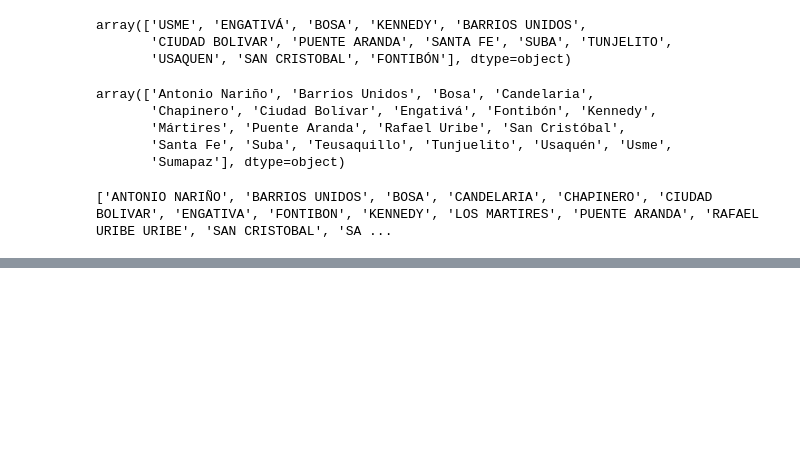
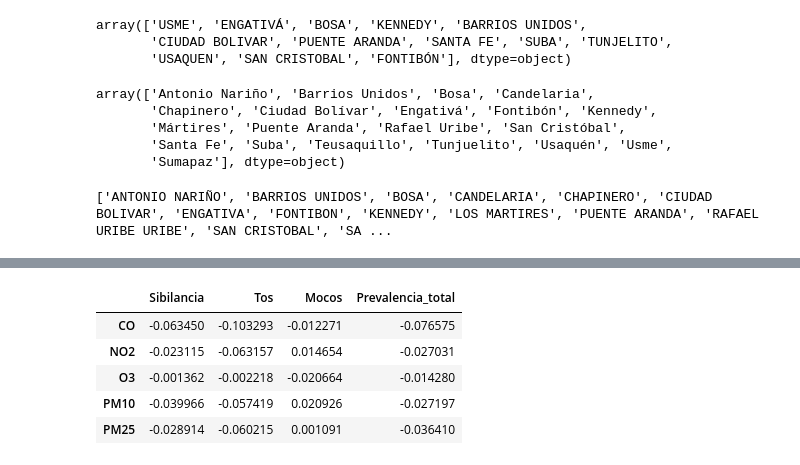
Before and after one commit to BILabsAndProjects/Proyecto2BI, a Jupyter notebook: proyecto2.ipynb, the cells around one changed output, grey strips where cells are left out. Drawn from its saved outputs; the diff is of its cells as text; code cells hidden in the pictures; blank space fills up the shorter version.

```diff
--- a/proyecto2.ipynb
+++ b/proyecto2.ipynb
@@ -279,0 +362,21 @@ print(sorted(names))
+# %%
+from sklearn.preprocessing import MinMaxScaler
+
+scaler = MinMaxScaler()
+
+cols_air = ['CO', 'NO2', 'O3', 'PM10', 'PM25', 'SO2']
+cols_sym = ['Sibilancia', 'Tos', 'Mocos', 'Prevalencia_total']
+
+merged_scaled = merged.copy()
+merged_scaled[cols_air + cols_sym] = scaler.fit_transform(merged[cols_air + cols_sym])
+
+corr = merged_scaled[cols_air + cols_sym].corr(method='pearson')
+corr_result = corr.loc[cols_air, cols_sym]
+corr_result.head()
+# %% [output]
+|  | Sibilancia | Tos | Mocos | Prevalencia_total |
+| CO | -0.063450 | -0.103293 | -0.012271 | -0.076575 |
+| NO2 | -0.023115 | -0.063157 | 0.014654 | -0.027031 |
+| O3 | -0.001362 | -0.002218 | -0.020664 | -0.014280 |
+| PM10 | -0.039966 | -0.057419 | 0.020926 | -0.027197 |
+| PM25 | -0.028914 | -0.060215 | 0.001091 | -0.036410 |
```
Also changed, not shown: parts of 17 cells of this notebook, 2 other files.
